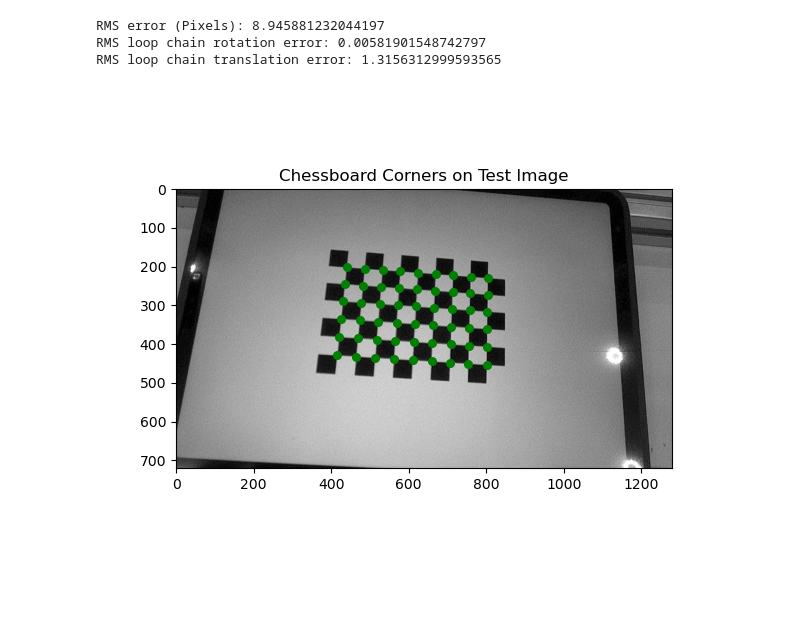
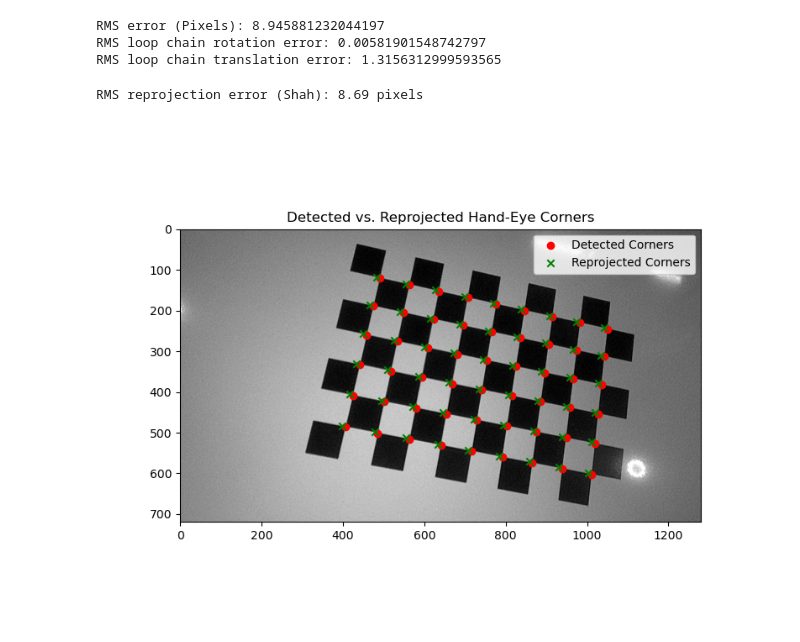
Before and after one commit to kaitohl/UTokyo-Pipeline, a Jupyter notebook: workflow2.ipynb, the cells around one changed output. Saved outputs shown, nothing was run; the diff lists cells and outputs as text; code cells hidden in the pictures; blank space fills up the shorter version.

```diff
--- a/workflow2.ipynb
+++ b/workflow2.ipynb
@@ -31,7 +31,7 @@ def to_homogeneous(R, t):
     T[:3,3] = t.ravel()
     return T
 # %%
-basePath = '/Users/kaitohara-lee/Library/CloudStorage/OneDrive-Queen\'sUniversity/School/UTokyo/Project'
+basePath = '/Users/kaitohara-lee/Library/CloudStorage/OneDrive-Queen\'sUniversity/MASc/UTokyo/Project'
 method = 'BL'
 resolution = '1280x720'
 handeyefolder = 'handeye2'
@@ -516,6 +521,52 @@ print("RMS loop chain translation error:", np.sqrt(np.mean(np.array(terrors)**2)
 RMS error (Pixels): 8.945881232044197
 RMS loop chain rotation error: 0.00581901548742797
 RMS loop chain translation error: 1.3156312999593565
+# %%
+# Vizualize checkerboard witheh detected corners and reprojection from the handeye results for validation
+imgnum = 1  # Index of the image to visualize
+
+image = cv2.imread(valid_left_images[imgnum])
+gray = cv2.cvtColor(image, cv2.COLOR_BGR2GRAY)
+J1 = cv2.remap(gray, map1_x, map1_y, interpolation=cv2.INTER_LINEAR)
+img_viz = cv2.cvtColor(J1, cv2.COLOR_GRAY2BGR)
+
+points = image_points[imgnum].squeeze()
+
+# Transform world points to homogeneous coordinates
+world_pts = object_points[imgnum]
+ones = np.ones((world_pts.shape[0], 1))
+world_pts_h = np.hstack((world_pts, ones))
+
+# # Build the transformation chain: World -> Base -> Gripper -> Camera
+T_base2gripper_pose = np.linalg.inv(T_gripper2base[imgnum])
+
+# Shah
+T_world2base = np.linalg.inv(T_base2world)
+T_world2cam_shah = T_gripper2cam @ T_base2gripper_pose @ T_world2base
+
+# Transform world points to camera frame
+pts_cam_h = (T_world2cam_shah @ world_pts_h.T).T  # (N, 4)
+pts_cam_shah = pts_cam_h[:, :3]
+
+# Project 3D camera points to left 2D image plane
+img_pts_pred_shah, _ = cv2.projectPoints(pts_cam_shah, np.zeros(3), np.zeros(3), K1_rect, D1_rect)
+img_pts_pred_shah = img_pts_pred_shah.squeeze()  # (N, 2)
+
+# Print error
+errors_shah = np.linalg.norm(points - img_pts_pred_shah, axis=1)
+rms_error_shah = np.sqrt(np.mean(errors_shah**2))
+print(f"RMS reprojection error (Shah): {rms_error_shah:.2f} pixels")
+
+plt.figure(figsize=(8, 6))
+plt.imshow(img_viz, cmap='gray')
+plt.scatter(points[:, 0], points[:, 1], c='r', marker='o', label='Detected Corners')
+plt.scatter(img_pts_pred_shah[:, 0], img_pts_pred_shah[:, 1], c='g', marker='x', label='Reprojected Corners')
+plt.legend()
+plt.title('Detected vs. Reprojected Hand-Eye Corners')
+plt.show()
+# %% [output]
+RMS reprojection error (Shah): 8.69 pixels
+[figure, added]
 # %%
 # Testing
 valtest = 0
@@ -561,8 +612,6 @@ if not success:
 
 R, _ = cv2.Rodrigues(rvectest)
 T_world2camtest = to_homogeneous(R, tvectest)
-# %% [output]
-[figure, removed]
 # %%
 # Define transformation matrices for test data
 T_tiptobasetest = [] # transformation from tip to optical space
```
Also changed, not shown: parts of 6 cells of this notebook, 3 other files.
